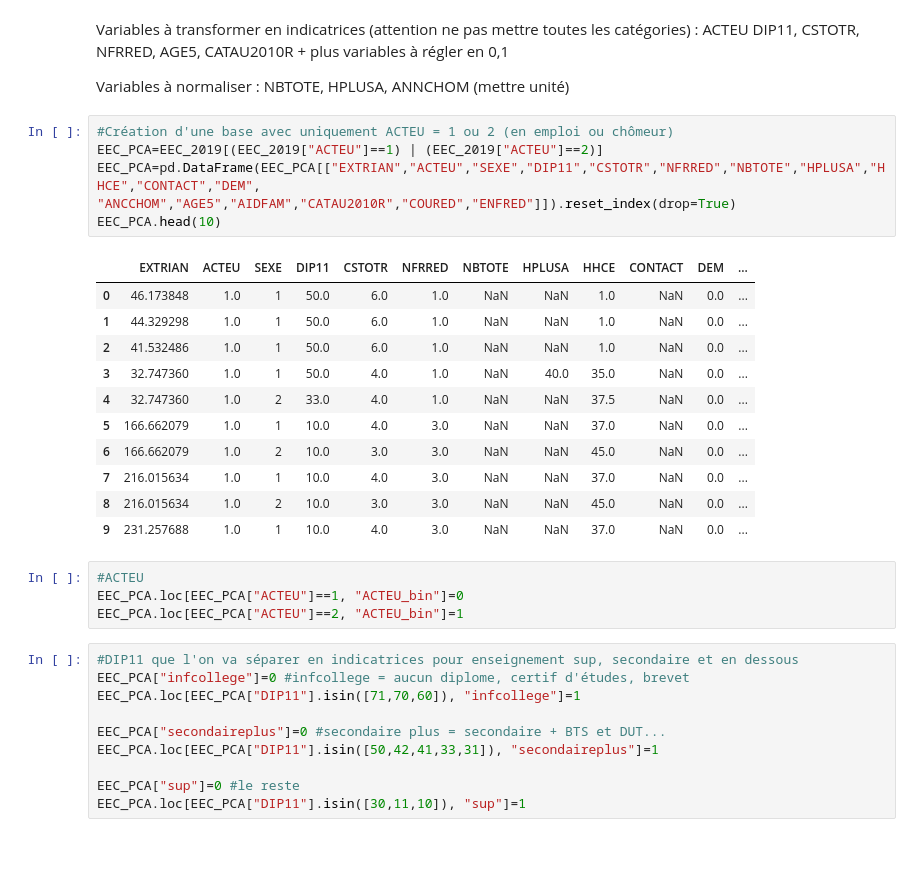
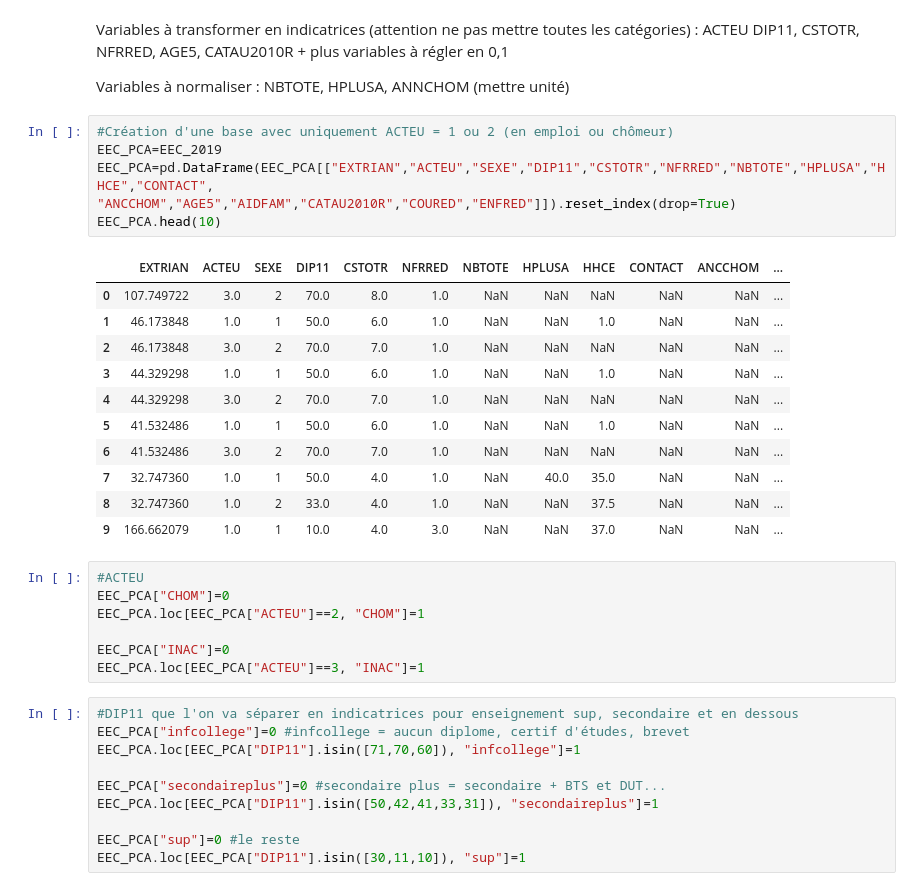
Before and after one commit to Alexis-Barrau/python_ensae, a Jupyter notebook: Scripts/Script first analysis.ipynb, the cells around one changed output. Drawn from its saved outputs; the diff is of its cells as text; blank space fills up the shorter version.

```diff
--- a/Scripts/Script first analysis.ipynb
+++ b/Scripts/Script first analysis.ipynb
@@ -241,26 +241,29 @@ Variables à transformer en indicatrices (attention ne pas mettre toutes les cat
 Variables à normaliser : NBTOTE, HPLUSA, ANNCHOM (mettre unité)
 # %%
 #Création d'une base avec uniquement ACTEU = 1 ou 2 (en emploi ou chômeur)
-EEC_PCA=EEC_2019[(EEC_2019["ACTEU"]==1) | (EEC_2019["ACTEU"]==2)]
-EEC_PCA=pd.DataFrame(EEC_PCA[["EXTRIAN","ACTEU","SEXE","DIP11","CSTOTR","NFRRED","NBTOTE","HPLUSA","HHCE","CONTACT","DEM",
+EEC_PCA=EEC_2019
+EEC_PCA=pd.DataFrame(EEC_PCA[["EXTRIAN","ACTEU","SEXE","DIP11","CSTOTR","NFRRED","NBTOTE","HPLUSA","HHCE","CONTACT",
 "ANCCHOM","AGE5","AIDFAM","CATAU2010R","COURED","ENFRED"]]).reset_index(drop=True)
 EEC_PCA.head(10)
 # %% [output]
-|  | EXTRIAN | ACTEU | SEXE | DIP11 | CSTOTR | NFRRED | NBTOTE | HPLUSA | HHCE | CONTACT | DEM | ... |
-| 0 | 46.173848 | 1.0 | 1 | 50.0 | 6.0 | 1.0 | NaN | NaN | 1.0 | NaN | 0.0 | ... |
-| 1 | 44.329298 | 1.0 | 1 | 50.0 | 6.0 | 1.0 | NaN | NaN | 1.0 | NaN | 0.0 | ... |
-| 2 | 41.532486 | 1.0 | 1 | 50.0 | 6.0 | 1.0 | NaN | NaN | 1.0 | NaN | 0.0 | ... |
-| 3 | 32.747360 | 1.0 | 1 | 50.0 | 4.0 | 1.0 | NaN | 40.0 | 35.0 | NaN | 0.0 | ... |
-| 4 | 32.747360 | 1.0 | 2 | 33.0 | 4.0 | 1.0 | NaN | NaN | 37.5 | NaN | 0.0 | ... |
-| 5 | 166.662079 | 1.0 | 1 | 10.0 | 4.0 | 3.0 | NaN | NaN | 37.0 | NaN | 0.0 | ... |
-| 6 | 166.662079 | 1.0 | 2 | 10.0 | 3.0 | 3.0 | NaN | NaN | 45.0 | NaN | 0.0 | ... |
-| 7 | 216.015634 | 1.0 | 1 | 10.0 | 4.0 | 3.0 | NaN | NaN | 37.0 | NaN | 0.0 | ... |
-| 8 | 216.015634 | 1.0 | 2 | 10.0 | 3.0 | 3.0 | NaN | NaN | 45.0 | NaN | 0.0 | ... |
-| 9 | 231.257688 | 1.0 | 1 | 10.0 | 4.0 | 3.0 | NaN | NaN | 37.0 | NaN | 0.0 | ... |
+|  | EXTRIAN | ACTEU | SEXE | DIP11 | CSTOTR | NFRRED | NBTOTE | HPLUSA | HHCE | CONTACT | ANCCHOM | ... |
+| 0 | 107.749722 | 3.0 | 2 | 70.0 | 8.0 | 1.0 | NaN | NaN | NaN | NaN | NaN | ... |
+| 1 | 46.173848 | 1.0 | 1 | 50.0 | 6.0 | 1.0 | NaN | NaN | 1.0 | NaN | NaN | ... |
+| 2 | 46.173848 | 3.0 | 2 | 70.0 | 7.0 | 1.0 | NaN | NaN | NaN | NaN | NaN | ... |
+| 3 | 44.329298 | 1.0 | 1 | 50.0 | 6.0 | 1.0 | NaN | NaN | 1.0 | NaN | NaN | ... |
+| 4 | 44.329298 | 3.0 | 2 | 70.0 | 7.0 | 1.0 | NaN | NaN | NaN | NaN | NaN | ... |
+| 5 | 41.532486 | 1.0 | 1 | 50.0 | 6.0 | 1.0 | NaN | NaN | 1.0 | NaN | NaN | ... |
+| 6 | 41.532486 | 3.0 | 2 | 70.0 | 7.0 | 1.0 | NaN | NaN | NaN | NaN | NaN | ... |
+| 7 | 32.747360 | 1.0 | 1 | 50.0 | 4.0 | 1.0 | NaN | 40.0 | 35.0 | NaN | NaN | ... |
+| 8 | 32.747360 | 1.0 | 2 | 33.0 | 4.0 | 1.0 | NaN | NaN | 37.5 | NaN | NaN | ... |
+| 9 | 166.662079 | 1.0 | 1 | 10.0 | 4.0 | 3.0 | NaN | NaN | 37.0 | NaN | NaN | ... |
 # %%
 #ACTEU
-EEC_PCA.loc[EEC_PCA["ACTEU"]==1, "ACTEU_bin"]=0
-EEC_PCA.loc[EEC_PCA["ACTEU"]==2, "ACTEU_bin"]=1
+EEC_PCA["CHOM"]=0
+EEC_PCA.loc[EEC_PCA["ACTEU"]==2, "CHOM"]=1
+
+EEC_PCA["INAC"]=0
+EEC_PCA.loc[EEC_PCA["ACTEU"]==3, "INAC"]=1
 # %%
 #DIP11 que l'on va séparer en indicatrices pour enseignement sup, secondaire et en dessous
 EEC_PCA["infcollege"]=0 #infcollege = aucun diplome, certif d'études, brevet
```
Also changed, not shown: parts of 20 cells of this notebook.
